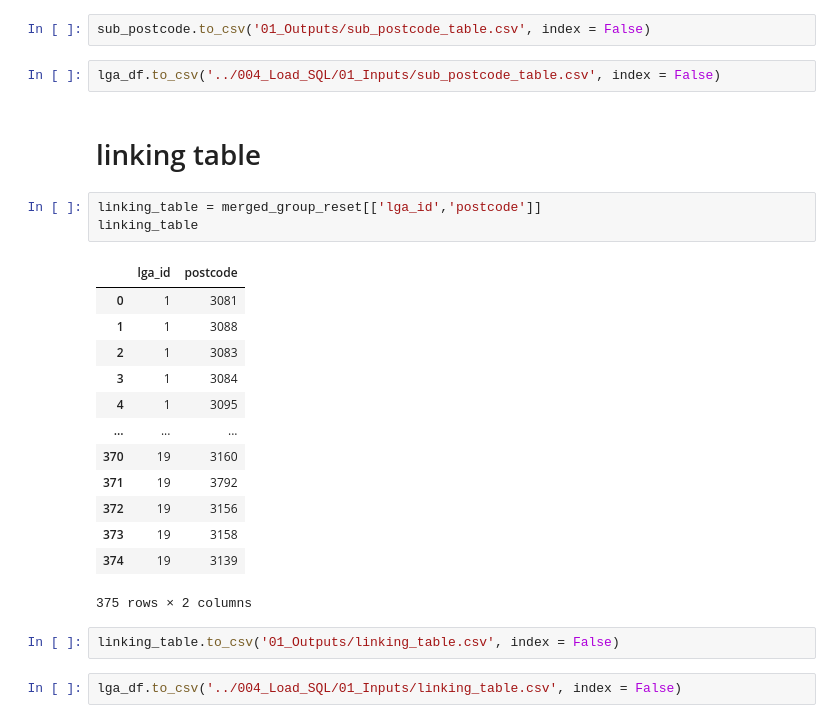
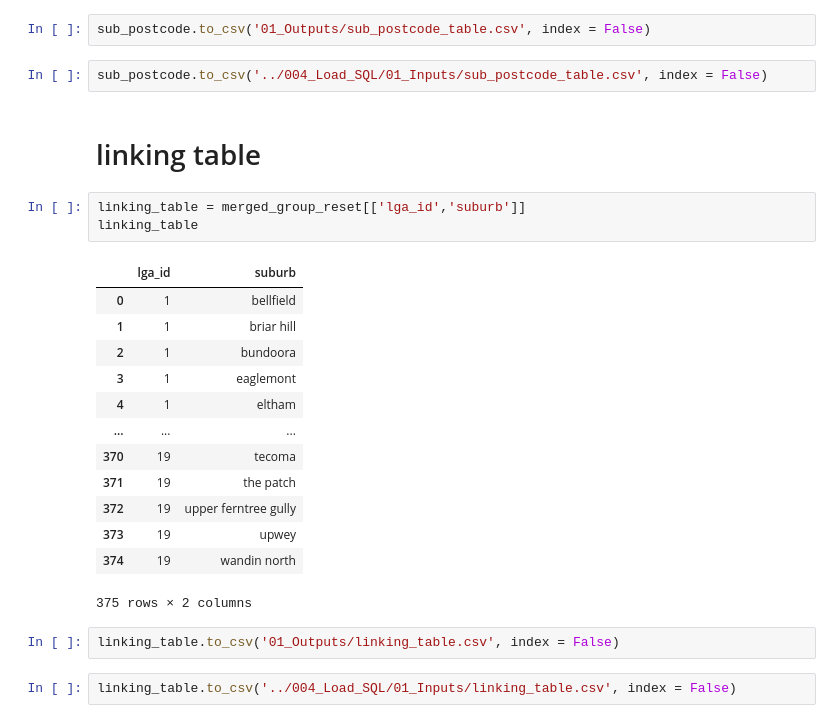
Before and after one commit to jMacProd/ETL-to-PostgreSQL, a Jupyter notebook: 001_Extract_Transform_Suburbs/03_creating_tables_for_sql_heesu_2_times_Output.ipynb, the cells around one changed output. Saved outputs shown, nothing was run; the diff lists cells and outputs as text.

```diff
--- a/001_Extract_Transform_Suburbs/03_creating_tables_for_sql_heesu_2_times_Output.ipynb
+++ b/001_Extract_Transform_Suburbs/03_creating_tables_for_sql_heesu_2_times_Output.ipynb
@@ -240,28 +240,28 @@ Name: postcode, Length: 196, dtype: int64
 # %%
 sub_postcode.to_csv('01_Outputs/sub_postcode_table.csv', index = False)
 # %%
-lga_df.to_csv('../004_Load_SQL/01_Inputs/sub_postcode_table.csv', index = False)
+sub_postcode.to_csv('../004_Load_SQL/01_Inputs/sub_postcode_table.csv', index = False)
 # %% [markdown]
 
 # linking table
 # %%
-linking_table = merged_group_reset[['lga_id','postcode']]
+linking_table = merged_group_reset[['lga_id','suburb']]
 linking_table
 # %% [output]
-|  | lga_id | postcode |
-| 0 | 1 | 3081 |
-| 1 | 1 | 3088 |
-| 2 | 1 | 3083 |
-| 3 | 1 | 3084 |
-| 4 | 1 | 3095 |
+|  | lga_id | suburb |
+| 0 | 1 | bellfield |
+| 1 | 1 | briar hill |
+| 2 | 1 | bundoora |
+| 3 | 1 | eaglemont |
+| 4 | 1 | eltham |
 | ... | ... | ... |
-| 370 | 19 | 3160 |
-| 371 | 19 | 3792 |
-| 372 | 19 | 3156 |
-| 373 | 19 | 3158 |
-| 374 | 19 | 3139 |
+| 370 | 19 | tecoma |
+| 371 | 19 | the patch |
+| 372 | 19 | upper ferntree gully |
+| 373 | 19 | upwey |
+| 374 | 19 | wandin north |
 375 rows × 2 columns
 # %%
 linking_table.to_csv('01_Outputs/linking_table.csv', index = False)
 # %%
-lga_df.to_csv('../004_Load_SQL/01_Inputs/linking_table.csv', index = False)
+linking_table.to_csv('../004_Load_SQL/01_Inputs/linking_table.csv', index = False)
```
Also changed, not shown: 3 other files.
